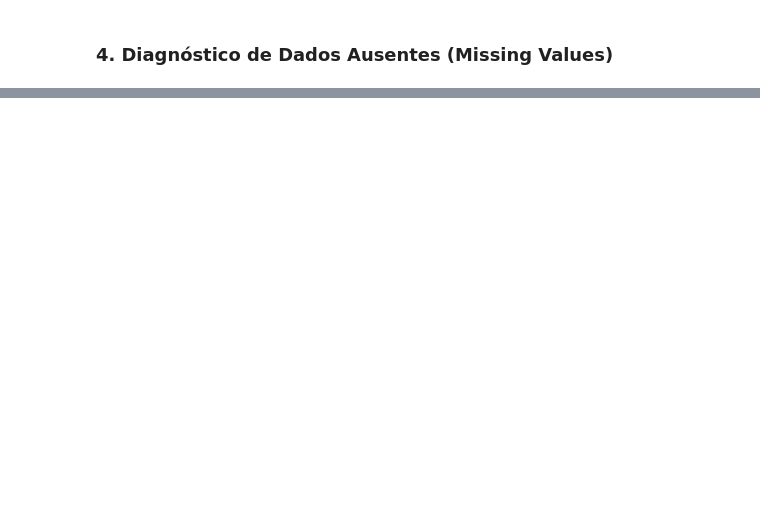
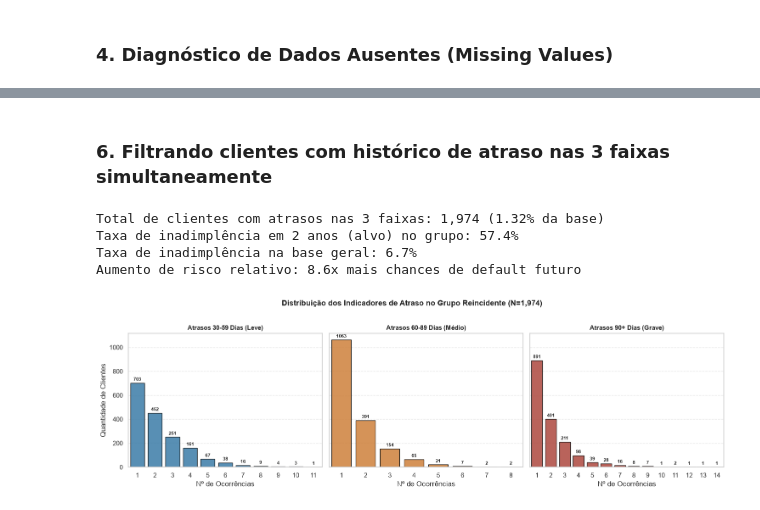
Before and after one commit to ricalgarve/analise-dados, a Jupyter notebook: credito_bureau_eua/analise_credito_bureau.ipynb, the cells around one changed output, grey strips where cells are left out. Saved outputs shown, nothing was run; the diff lists cells and outputs as text; code cells hidden in the pictures; blank space fills up the shorter version.

```diff
--- a/credito_bureau_eua/analise_credito_bureau.ipynb
+++ b/credito_bureau_eua/analise_credito_bureau.ipynb
@@ -96,0 +156,53 @@ plt.show()
+# %% [markdown]
+### 6. Filtrando clientes com histórico de atraso nas 3 faixas simultaneamente
+# %%
+# Filtrando clientes com histórico de atraso nas 3 faixas simultaneamente
+inadimplentes = df[
+    (df['atrasos_30_59_dias'] > 0) &
+    (df['atrasos_60_89_dias'] > 0) &
+    (df['atrasos_acima_90_dias'] > 0)
+].copy()
+
+taxa_inadimp_grupo = inadimplentes['inadimplente_2anos'].mean() * 100
+taxa_inadimp_geral = df['inadimplente_2anos'].mean() * 100
+razao_risco = taxa_inadimp_grupo / taxa_inadimp_geral
+
+print(f"Total de clientes com atrasos nas 3 faixas: {len(inadimplentes):,} ({len(inadimplentes)/len(df)*100:.2f}% da base)")
+print(f"Taxa de inadimplência em 2 anos (alvo) no grupo: {taxa_inadimp_grupo:.1f}%")
+print(f"Taxa de inadimplência na base geral: {taxa_inadimp_geral:.1f}%")
+print(f"Aumento de risco relativo: {razao_risco:.1f}x mais chances de default futuro")
+
+# Gráfico de distribuição dos 3 indicadores de atraso
+fig, axes = plt.subplots(1, 3, figsize=(15, 4.5), sharey=True)
+indicadores = [
+    ('atrasos_30_59_dias', 'Atrasos 30-59 Dias (Leve)', '#2980b9'),
+    ('atrasos_60_89_dias', 'Atrasos 60-89 Dias (Médio)', '#e67e22'),
+    ('atrasos_acima_90_dias', 'Atrasos 90+ Dias (Grave)', '#c0392b')
+]
+
+for ax, (col, titulo, cor) in zip(axes, indicadores):
+    dados_plot = inadimplentes[inadimplentes[col] < 90][col]
+    sns.countplot(x=dados_plot, ax=ax, color=cor, edgecolor='black', alpha=0.85)
+    ax.set_title(titulo, fontsize=11, fontweight='bold')
+    ax.set_xlabel('Nº de Ocorrências')
+    ax.set_ylabel('Quantidade de Clientes' if ax == axes[0] else '')
+    ax.grid(axis='y', linestyle='--', alpha=0.5)
+    for p in ax.patches:
+        h = int(p.get_height())
+        if h > 0:
+            ax.annotate(f'{h}', (p.get_x() + p.get_width() / 2., h),
+                        ha='center', va='bottom', fontsize=8, fontweight='bold',
+                        xytext=(0, 2), textcoords='offset points')
+
+plt.suptitle(f'Distribuição dos Indicadores de Atraso no Grupo Reincidente (N={len(inadimplentes):,})',
+             fontsize=13, fontweight='bold', y=1.02)
+plt.tight_layout()
+plt.show()
+
+inadimplentes.head()
+# %% [output]
+Total de clientes com atrasos nas 3 faixas: 1,974 (1.32% da base)
+Taxa de inadimplência em 2 anos (alvo) no grupo: 57.4%
+Taxa de inadimplência na base geral: 6.7%
+Aumento de risco relativo: 8.6x mais chances de default futuro
+[figure, added]
```
Also changed, not shown: parts of 31 cells of this notebook, 3 other files.
